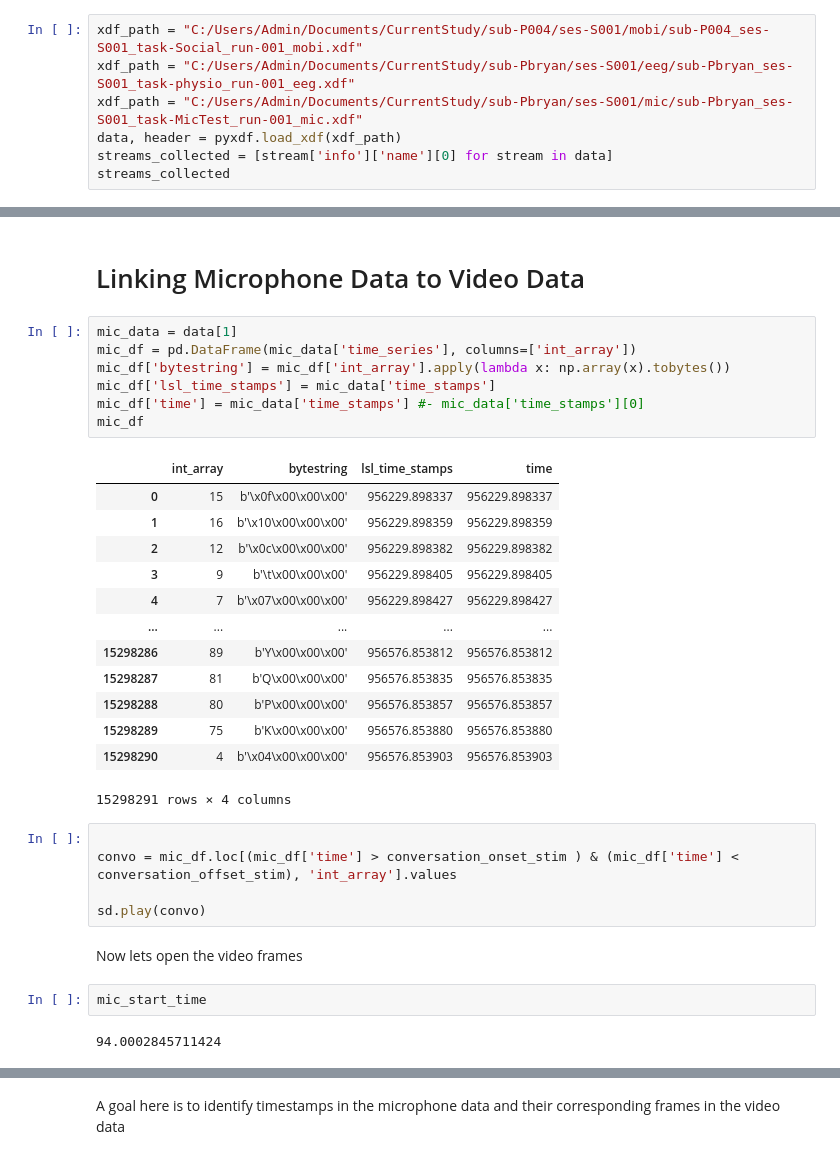
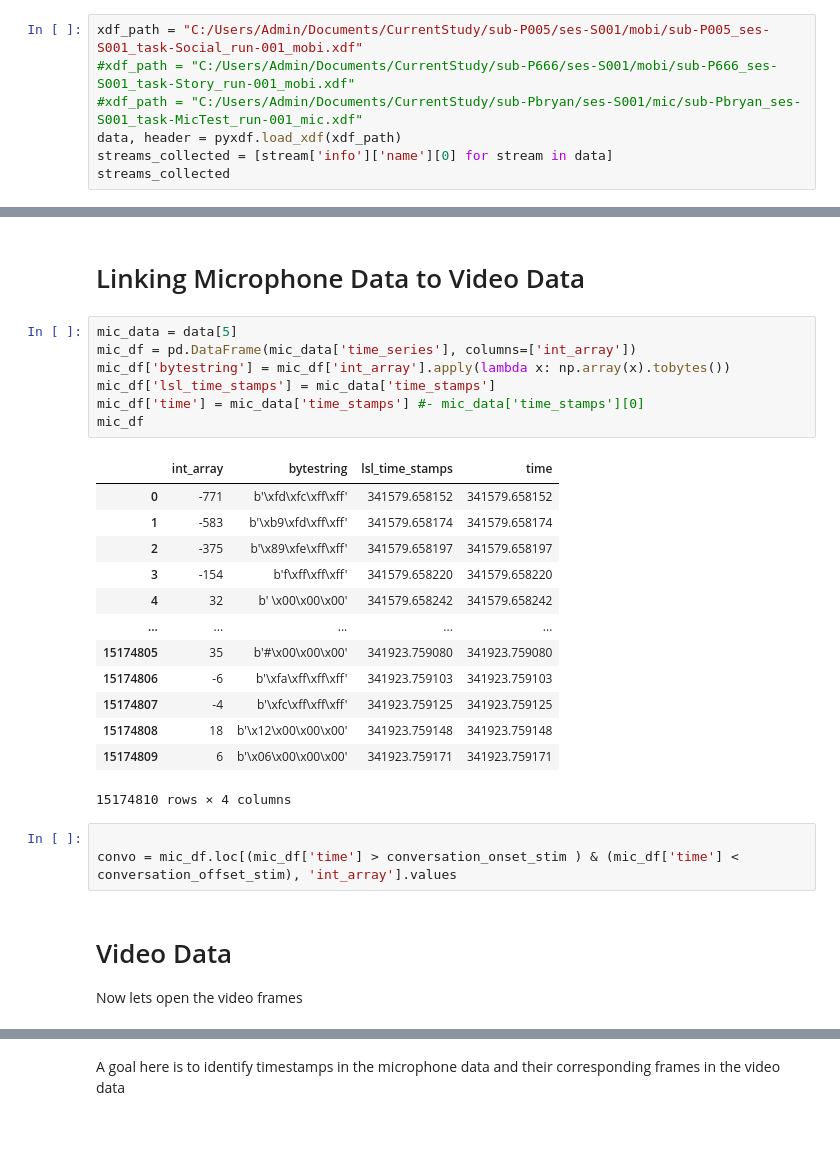
Before and after one commit to BryanGonzalez262/MOBI2024, a Jupyter notebook: CUNY_FACIAL/Code/pilot_check.ipynb, the cells around one changed output, grey strips where cells are left out. Drawn from its saved outputs; the diff is of its cells as text; blank space fills up the shorter version.

```diff
--- a/CUNY_FACIAL/Code/pilot_check.ipynb
+++ b/CUNY_FACIAL/Code/pilot_check.ipynb
@@ -13,9 +13,9 @@ import cv2
 # %% [markdown]
 # Load Data
 # %%
-xdf_path = "C:/Users/Admin/Documents/CurrentStudy/sub-P004/ses-S001/mobi/sub-P004_ses-S001_task-Social_run-001_mobi.xdf"
-xdf_path = "C:/Users/Admin/Documents/CurrentStudy/sub-Pbryan/ses-S001/eeg/sub-Pbryan_ses-S001_task-physio_run-001_eeg.xdf"
-xdf_path = "C:/Users/Admin/Documents/CurrentStudy/sub-Pbryan/ses-S001/mic/sub-Pbryan_ses-S001_task-MicTest_run-001_mic.xdf"
+xdf_path = "C:/Users/Admin/Documents/CurrentStudy/sub-P005/ses-S001/mobi/sub-P005_ses-S001_task-Social_run-001_mobi.xdf"
+#xdf_path = "C:/Users/Admin/Documents/CurrentStudy/sub-P666/ses-S001/mobi/sub-P666_ses-S001_task-Story_run-001_mobi.xdf"
+#xdf_path = "C:/Users/Admin/Documents/CurrentStudy/sub-Pbryan/ses-S001/mic/sub-Pbryan_ses-S001_task-MicTest_run-001_mic.xdf"
 data, header = pyxdf.load_xdf(xdf_path)
 streams_collected = [stream['info']['name'][0] for stream in data]
 streams_collected
@@ -180,37 +180,32 @@ stim_df
 # %% [markdown]
 # Linking Microphone Data to Video Data
 # %%
-mic_data = data[1]
+mic_data = data[5]
 mic_df = pd.DataFrame(mic_data['time_series'], columns=['int_array'])
 mic_df['bytestring'] = mic_df['int_array'].apply(lambda x: np.array(x).tobytes())
 mic_df['lsl_time_stamps'] = mic_data['time_stamps']
 mic_df['time'] = mic_data['time_stamps'] #- mic_data['time_stamps'][0]
 mic_df
 # %% [output]
 |  | int_array | bytestring | lsl_time_stamps | time |
-| 0 | 15 | b'\x0f\x00\x00\x00' | 956229.898337 | 956229.898337 |
-| 1 | 16 | b'\x10\x00\x00\x00' | 956229.898359 | 956229.898359 |
-| 2 | 12 | b'\x0c\x00\x00\x00' | 956229.898382 | 956229.898382 |
-| 3 | 9 | b'\t\x00\x00\x00' | 956229.898405 | 956229.898405 |
-| 4 | 7 | b'\x07\x00\x00\x00' | 956229.898427 | 956229.898427 |
+| 0 | -771 | b'\xfd\xfc\xff\xff' | 341579.658152 | 341579.658152 |
+| 1 | -583 | b'\xb9\xfd\xff\xff' | 341579.658174 | 341579.658174 |
+| 2 | -375 | b'\x89\xfe\xff\xff' | 341579.658197 | 341579.658197 |
+| 3 | -154 | b'f\xff\xff\xff' | 341579.658220 | 341579.658220 |
+| 4 | 32 | b' \x00\x00\x00' | 341579.658242 | 341579.658242 |
 | ... | ... | ... | ... | ... |
-| 15298286 | 89 | b'Y\x00\x00\x00' | 956576.853812 | 956576.853812 |
-| 15298287 | 81 | b'Q\x00\x00\x00' | 956576.853835 | 956576.853835 |
-| 15298288 | 80 | b'P\x00\x00\x00' | 956576.853857 | 956576.853857 |
-| 15298289 | 75 | b'K\x00\x00\x00' | 956576.853880 | 956576.853880 |
-| 15298290 | 4 | b'\x04\x00\x00\x00' | 956576.853903 | 956576.853903 |
+| 15174805 | 35 | b'#\x00\x00\x00' | 341923.759080 | 341923.759080 |
+| 15174806 | -6 | b'\xfa\xff\xff\xff' | 341923.759103 | 341923.759103 |
+| 15174807 | -4 | b'\xfc\xff\xff\xff' | 341923.759125 | 341923.759125 |
+| 15174808 | 18 | b'\x12\x00\x00\x00' | 341923.759148 | 341923.759148 |
+| 15174809 | 6 | b'\x06\x00\x00\x00' | 341923.759171 | 341923.759171 |
-15298291 rows × 4 columns
+15174810 rows × 4 columns
 # %%
 
 convo = mic_df.loc[(mic_df['time'] > conversation_onset_stim ) & (mic_df['time'] < conversation_offset_stim), 'int_array'].values
-
-sd.play(convo)
 # %% [markdown]
+# Video Data
 Now lets open the video frames
-# %%
-mic_start_time
-# %% [output]
-94.0002845711424
 # %%
 # Identify the frames we're interested in
 cam_data = data[3]
```
Also changed, not shown: parts of 9 cells of this notebook.
